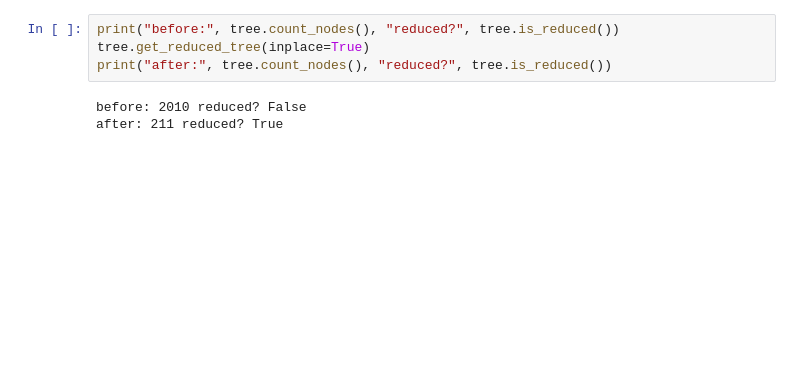
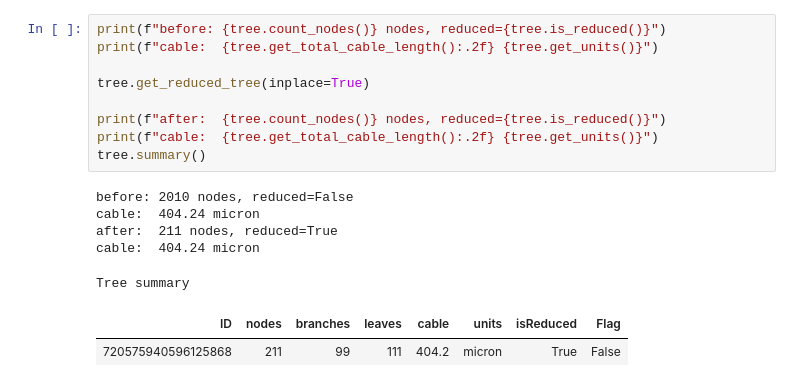
Before and after one commit to NikDrummond/NeuRosetta, a Jupyter notebook: docs/tutorials/tree_surgery.ipynb, the cells around one changed output. Cells and saved outputs as stored; diff of their text form; blank space fills up the shorter version.

```diff
--- a/docs/tutorials/tree_surgery.ipynb
+++ b/docs/tutorials/tree_surgery.ipynb
@@ -20,7 +49,17 @@ Forest ids: [720575940596125868, 720575940599459782, 720575940599704006, 7205759
 # %%
-print("before:", tree.count_nodes(), "reduced?", tree.is_reduced())
+print(f"before: {tree.count_nodes()} nodes, reduced={tree.is_reduced()}")
+print(f"cable:  {tree.get_total_cable_length():.2f} {tree.get_units()}")
+
 tree.get_reduced_tree(inplace=True)
-print("after:", tree.count_nodes(), "reduced?", tree.is_reduced())
+
+print(f"after:  {tree.count_nodes()} nodes, reduced={tree.is_reduced()}")
+print(f"cable:  {tree.get_total_cable_length():.2f} {tree.get_units()}")
+tree.summary()
 # %% [output]
-before: 2010 reduced? False
-after: 211 reduced? True
+before: 2010 nodes, reduced=False
+cable:  404.24 micron
+after:  211 nodes, reduced=True
+cable:  404.24 micron
+Tree summary
+| ID | nodes | branches | leaves | cable | units | isReduced | Flag |
+| 720575940596125868 | 211 | 99 | 111 | 404.2 | micron | True | False |
```
Also changed, not shown: parts of 27 cells of this notebook, 26 other files.
